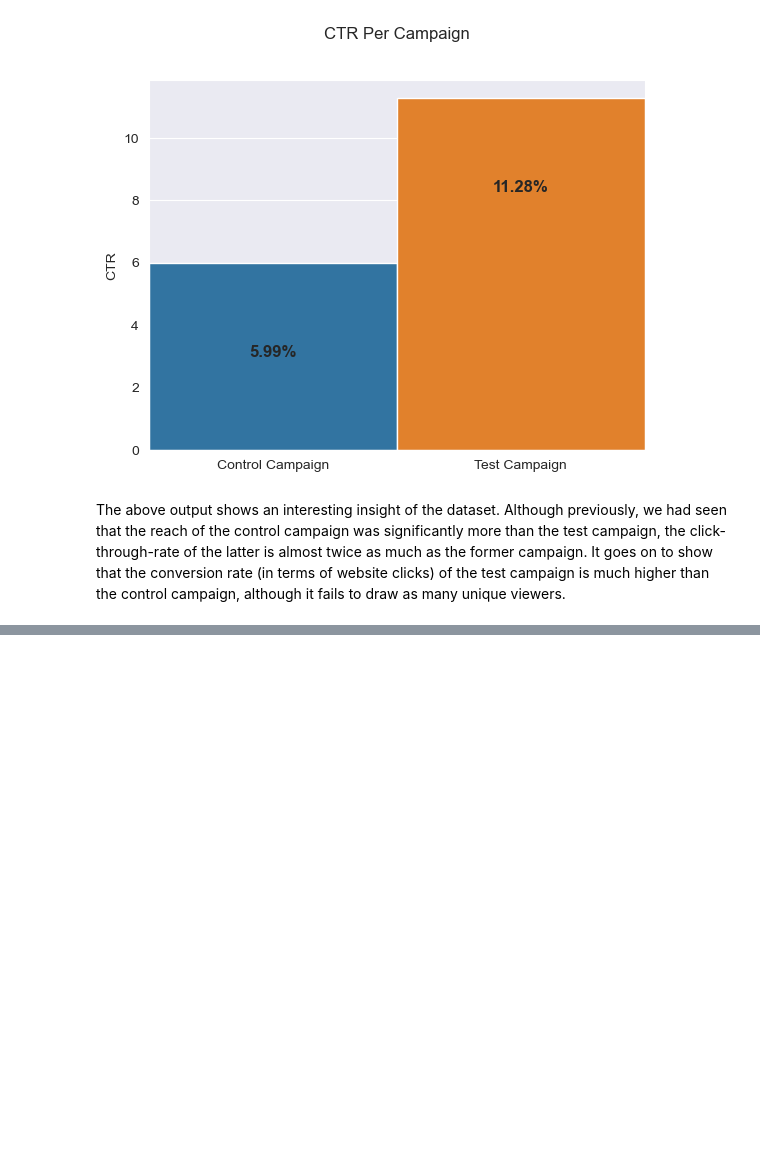
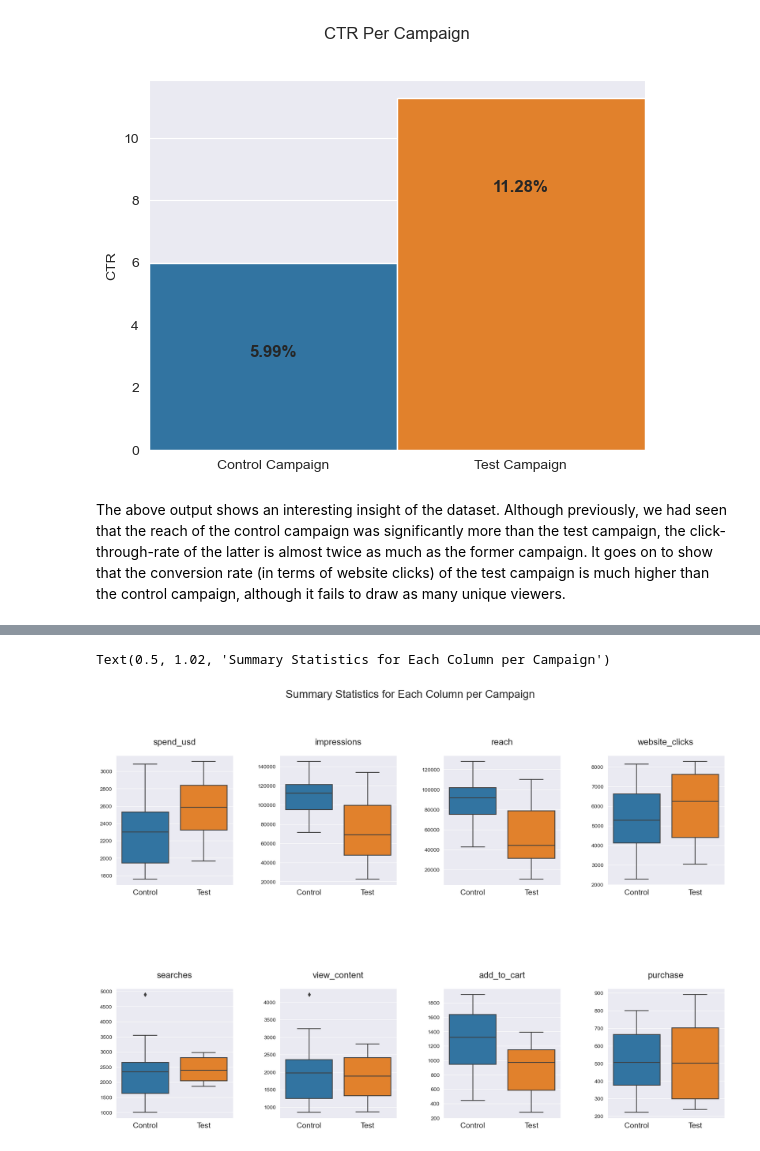
Before and after one commit to Rafsan7238/Data-Analysis_Data-Science_Projects, a Jupyter notebook: Python Projects/Website Landing Page A:B Testing/E-Commerce Website A:B Testing.ipynb, the cells around one changed output, grey strips where cells are left out. Cells and saved outputs as stored; diff of their text form; code cells hidden in the pictures; blank space fills up the shorter version.

Commit message:
Created box plots

```diff
--- a/Python Projects/Website Landing Page A:B Testing/E-Commerce Website A:B Testing.ipynb
+++ b/Python Projects/Website Landing Page A:B Testing/E-Commerce Website A:B Testing.ipynb
@@ -392,0 +396,26 @@ The above output shows an interesting insight of the dataset. Although previousl
+# %%
+fig, ax = plt.subplots(2, 4, figsize=(20,12))
+
+cols = merged_data.columns.values[2:]
+
+row, column = 0, 0
+
+for col in cols:
+    sns.boxplot(data=merged_data, x='campaign', y=col, ax=ax[row, column])
+    ax[row, column].set_title(col, pad=20, fontsize=16)
+    ax[row,column].set_xlabel('')
+    ax[row,column].set_ylabel('')
+    ax[row, column].set_xticklabels(labels=['Control', 'Test'], fontsize=14)
+
+    # reset column and go to next row
+    if column == 3:
+        row+=1
+        column=-1
+
+    column+=1
+
+plt.subplots_adjust(hspace=0.8, wspace=0.4)
+plt.suptitle('Summary Statistics for Each Column per Campaign', y=1.02, fontsize=20)
+# %% [output]
+Text(0.5, 1.02, 'Summary Statistics for Each Column per Campaign')
+[figure, added]
```
Also changed, not shown: parts of 1 cell of this notebook.
